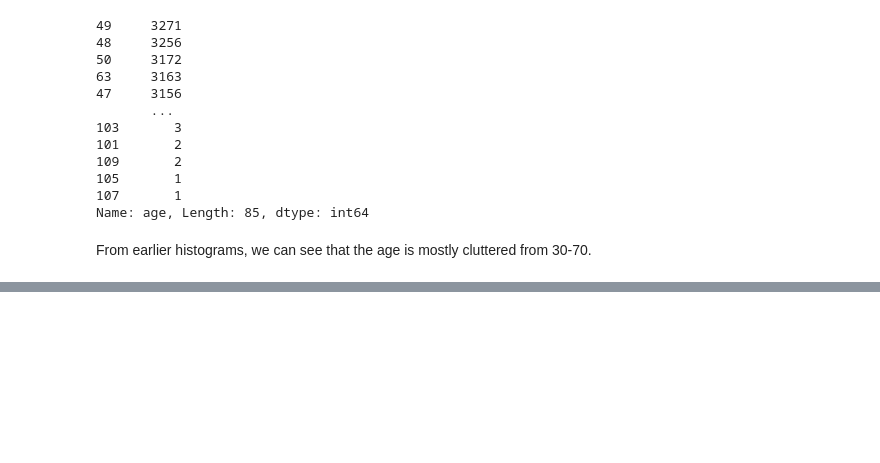
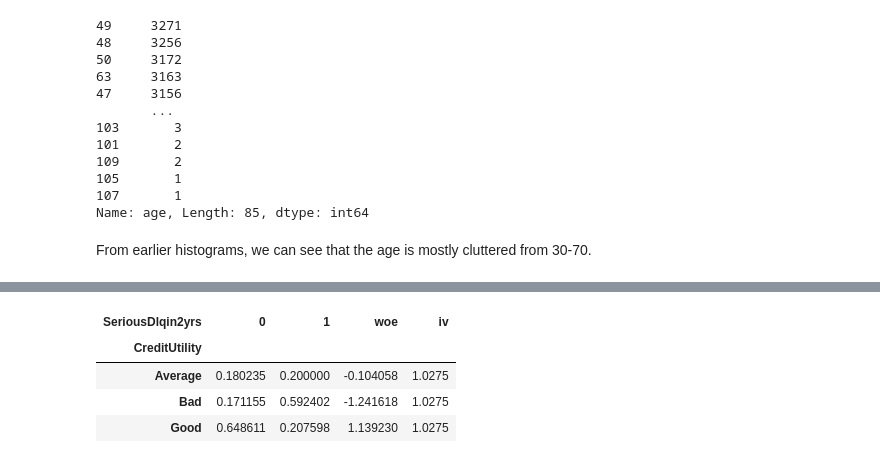
Before and after one commit to poolkit/Credit-Risk-Modelling, a Jupyter notebook: CreditPrediction.ipynb, the cells around one changed output, grey strips where cells are left out. Drawn from its saved outputs; the diff is of its cells as text; code cells hidden in the pictures; blank space fills up the shorter version.

```diff
--- a/CreditPrediction.ipynb
+++ b/CreditPrediction.ipynb
@@ -221,0 +652,14 @@ test
+# %%
+feature,target = 'CreditUtility','SeriousDlqin2yrs'
+df_woe_iv = (pd.crosstab(train[feature],train[target],
+                      normalize='columns')
+             .assign(woe=lambda dfx: np.log(dfx[0] / dfx[1]))
+             .assign(iv=lambda dfx: np.sum(dfx['woe']*
+                                           (dfx[0]-dfx[1]))))
+df_woe_iv
+# %% [output]
+| SeriousDlqin2yrs | 0 | 1 | woe | iv |
+| CreditUtility |  |  |  |  |
+| Average | 0.180235 | 0.200000 | -0.104058 | 1.0275 |
+| Bad | 0.171155 | 0.592402 | -1.241618 | 1.0275 |
+| Good | 0.648611 | 0.207598 | 1.139230 | 1.0275 |
```
Also changed, not shown: parts of 51 cells of this notebook.
